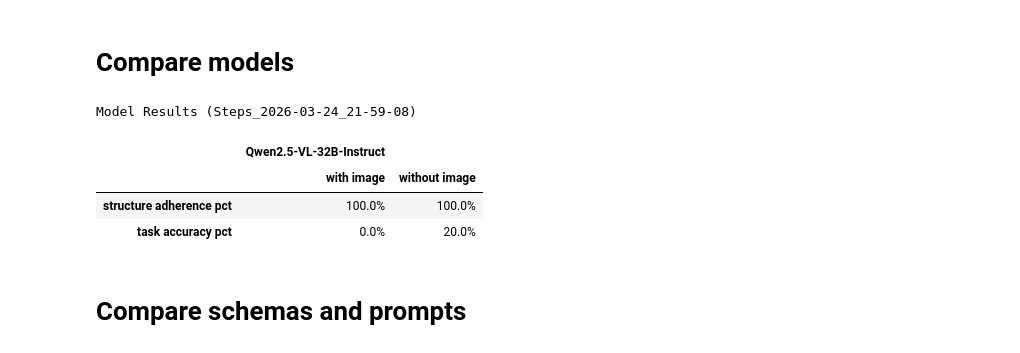
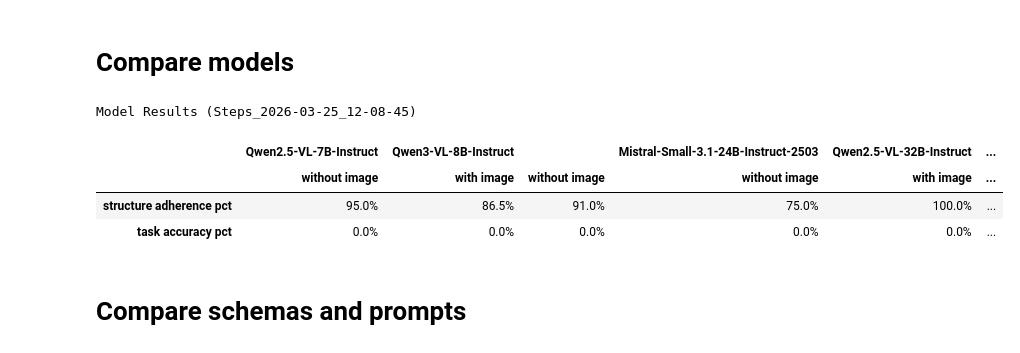
Before and after one commit to Robotics-LLM-Research/LLM_Structure_Adherence, a Jupyter notebook: notebooks/Compare_models.ipynb, the cells around one changed output. Cells and saved outputs as stored; diff of their text form; code cells hidden in the pictures.

```diff
--- a/notebooks/visualize_results.ipynb
+++ b/notebooks/Compare_models.ipynb
@@ -18,7 +18,7 @@ else:
     project_root = notebooks_dir.parent
 
 results_root = project_root / "results"
-timestamp = "Steps_2026-03-24_21-59-08"  # March 20 at 19:00
+timestamp = "Steps_2026-03-25_12-08-45"  # March 20 at 19:00
 run_dir = results_root / timestamp
 
 
@@ -35,7 +35,7 @@ def extract_param_count(model_name: str) -> float:
 
 # --- Collect metrics for each model ---
 # Structure target:
-# columns = MultiIndex [model, {with image, without image}]
+# columns = MultiIndex [model, available image modes]
 # rows    = [structure adherence pct, task accuracy pct]
 records = {}
 
@@ -50,64 +50,70 @@ for vendor_dir in sorted(run_dir.iterdir()):
         with_path = model_dir / "with_image.json"
         without_path = model_dir / "without_image.json"
 
-        if not with_path.exists() or not without_path.exists():
-            continue
+        model_records = {}
 
-        with with_path.open("r", encoding="utf-8") as f:
-            with_data = json.load(f)
-        with without_path.open("r", encoding="utf-8") as f:
-            without_data = json.load(f)
+        if with_path.exists():
+            with with_path.open("r", encoding="utf-8") as f:
+                with_data = json.load(f)
+            model_records[("with image", "structure adherence pct")] = with_data["overall_summary"]["structure_adherence_pct"]
+            model_records[("with image", "task accuracy pct")] = with_data["overall_summary"]["task_accuracy_pct"]
 
-        records[model_name] = {
-            ("with image", "structure adherence pct"): with_data["overall_summary"]["structure_adherence_pct"],
-            ("with image", "task accuracy pct"): with_data["overall_summary"]["task_accuracy_pct"],
-            ("without image", "structure adherence pct"): without_data["overall_summary"]["structure_adherence_pct"],
-            ("without image", "task accuracy pct"): without_data["overall_summary"]["task_accuracy_pct"],
-        }
+        if without_path.exists():
+            with without_path.open("r", encoding="utf-8") as f:
+                without_data = json.load(f)
+            model_records[("without image", "structure adherence pct")] = without_data["overall_summary"]["structure_adherence_pct"]
+            model_records[("without image", "task accuracy pct")] = without_data["overall_summary"]["task_accuracy_pct"]
+
+        if model_records:
+            records[model_name] = model_records
 
 if not records:
-    raise ValueError(f"No valid model result pairs found in: {run_dir}")
+    raise ValueError(f"No valid model result summaries found in: {run_dir}")
 
 # --- Build table ---
 row_order = ["structure adherence pct", "task accuracy pct"]
 col_order = ["with image", "without image"]
 
+# Sort models by parameter count, then by name, and keep image-mode subcolumns in a fixed order.
+models_sorted = sorted(records.keys(), key=lambda name: (extract_param_count(name), name.lower()))
+ordered_columns = []
 data = {}
-for model_name, vals in records.items():
-    data[(model_name, "with image")] = [
-        vals[("with image", "structure adherence pct")],
-        vals[("with image", "task accuracy pct")],
-    ]
-    data[(model_name, "without image")] = [
-        vals[("without image", "structure adherence pct")],
-        vals[("without image", "task accuracy pct")],
-    ]
+
+for model_name in models_sorted:
+    vals = records[model_name]
+    for image_mode in col_order:
+        key = (image_mode, "structure adherence pct")
+        if key not in vals:
+            continue
+
+        ordered_columns.append((model_name, image_mode))
+        data[(model_name, image_mode)] = [
+            vals[(image_mode, "structure adherence pct")],
+            vals[(image_mode, "task accuracy pct")],
+        ]
 
 table = pd.DataFrame(data, index=row_order)
-
-# Sort models by parameter count, then by name, and enforce subcolumn order.
-models_sorted = sorted(records.keys(), key=lambda name: (extract_param_count(name), name.lower()))
-table = table.reindex(columns=pd.MultiIndex.from_product([models_sorted, col_order]))
+table = table.reindex(columns=pd.MultiIndex.from_tuples(ordered_columns))
 
 # --- Format and display ---
 styled = (
     table.style
     .format("{:.1f}%")
     .set_caption(f"Model Results ({timestamp})")
     .set_table_styles([
         {"selector": "caption", "props": [("font-size", "14px"), ("font-weight", "bold")]},
         {"selector": "th", "props": [("text-align", "center")]},
         {"selector": "td", "props": [("text-align", "center")]},
     ])
 )
 
 display(styled)
 # %% [output]
-Model Results (Steps_2026-03-24_21-59-08)
+Model Results (Steps_2026-03-25_12-08-45)
-|  | Qwen2.5-VL-32B-Instruct |  |
-|  | with image | without image |
-| structure adherence pct | 100.0% | 100.0% |
-| task accuracy pct | 0.0% | 20.0% |
+|  | Qwen2.5-VL-7B-Instruct | Qwen3-VL-8B-Instruct |  | Mistral-Small-3.1-24B-Instruct-2503 | Qwen2.5-VL-32B-Instruct | ... |
+|  | without image | with image | without image | without image | with image | ... |
+| structure adherence pct | 95.0% | 86.5% | 91.0% | 75.0% | 100.0% | ... |
+| task accuracy pct | 0.0% | 0.0% | 0.0% | 0.0% | 0.0% | ... |
 # %% [markdown]
 # Compare schemas and prompts
 # %%
```
Also changed, not shown: 5 other files.
